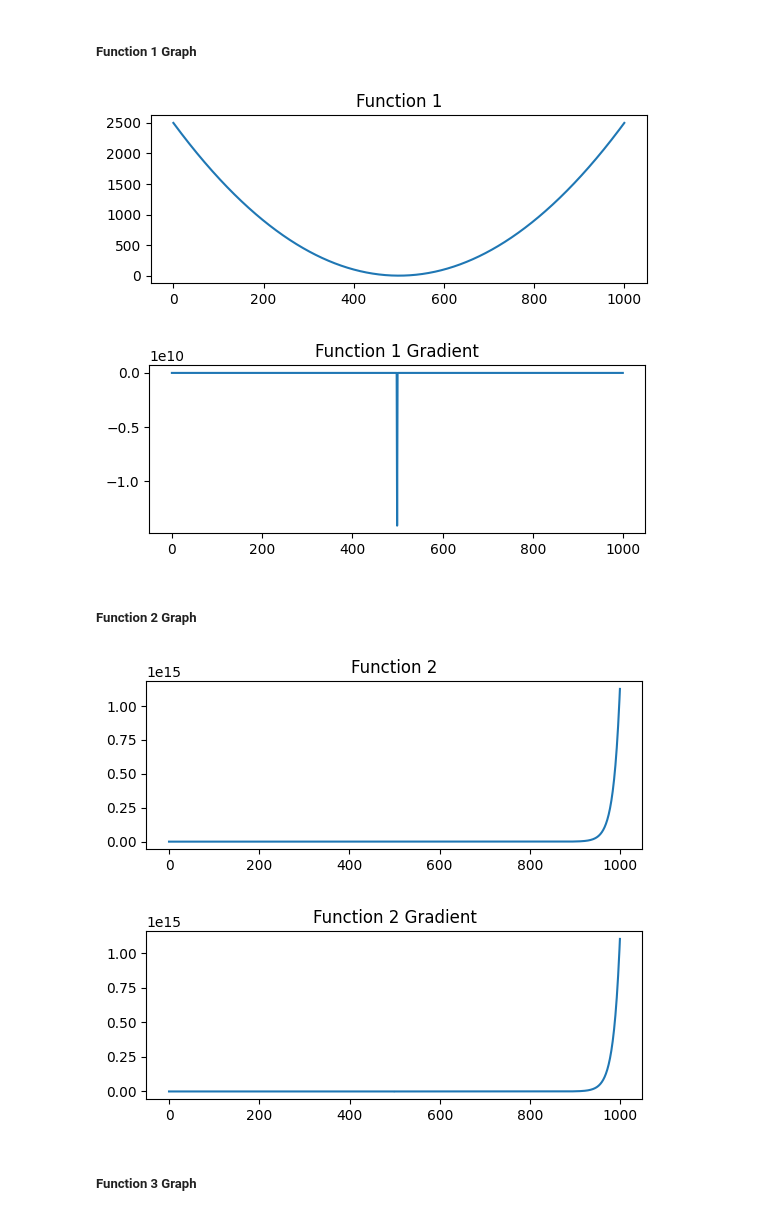
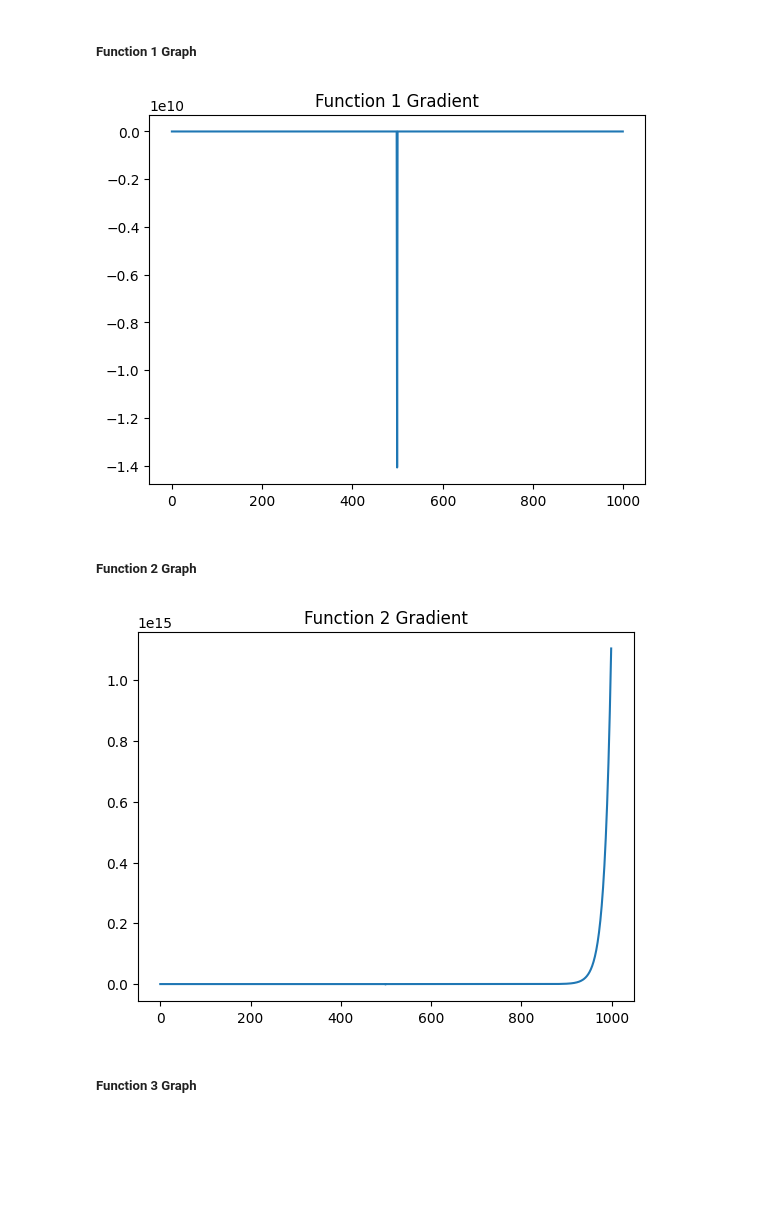
Before and after one commit to David-Jr/divic-ml-course-assignments, a Jupyter notebook: 2d-array-and-gradient-problem/2d-array-and-gradient-problem.ipynb, the cells around one changed output. Drawn from its saved outputs; the diff is of its cells as text; code cells hidden in the pictures; blank space fills up the shorter version.

Commit message:
Removed the gradient plot from problem 5

```diff
--- a/2d-array-and-gradient-problem/2d-array-and-gradient-problem.ipynb
+++ b/2d-array-and-gradient-problem/2d-array-and-gradient-problem.ipynb
@@ -81,30 +81,22 @@ array_xy1, gradient1 = compute_gradient(function1)
 array_xy2, gradient2 = compute_gradient(function2)
 array_xy3, gradient3 = compute_gradient(function3, _x_range=(0, 50.1, 0.1))
 
-# Since array_xy shape is (n, 2) with it's first column being X, and the second Y
-# we need to first transpose array_xy and then access the index 1 to find the values of Y
-def plot_function(_array_xy: ndarray, _gradient: ndarray, _func_name: str):
-    plt.subplot(211).set_title(_func_name)
-    plt.plot(_array_xy.transpose()[1])
-    plt.show()
-
-    plt.subplot(212).set_title(f"{_func_name} Gradient")
+def plot_gradient(_gradient: ndarray, _func_name: str):
+    plt.title(f"{_func_name} Gradient")
     plt.plot(_gradient)
     plt.show()
 # %% [markdown]
 ##### Function 1 Graph
 # %%
-plot_function(array_xy1, gradient1, "Function 1")
+plot_gradient(gradient1, "Function 1")
 # %% [output]
-[figure, old version]
+[figure, new version]
-[figure, removed]
 # %% [markdown]
 ##### Function 2 Graph
 # %%
-plot_function(array_xy2, gradient2, "Function 2")
+plot_gradient(gradient2, "Function 2")
 # %% [output]
-[figure, old version]
+[figure, new version]
-[figure, removed]
 # %% [markdown]
 ##### Function 3 Graph
 # %%
```
Also changed, not shown: parts of 2 cells of this notebook.
